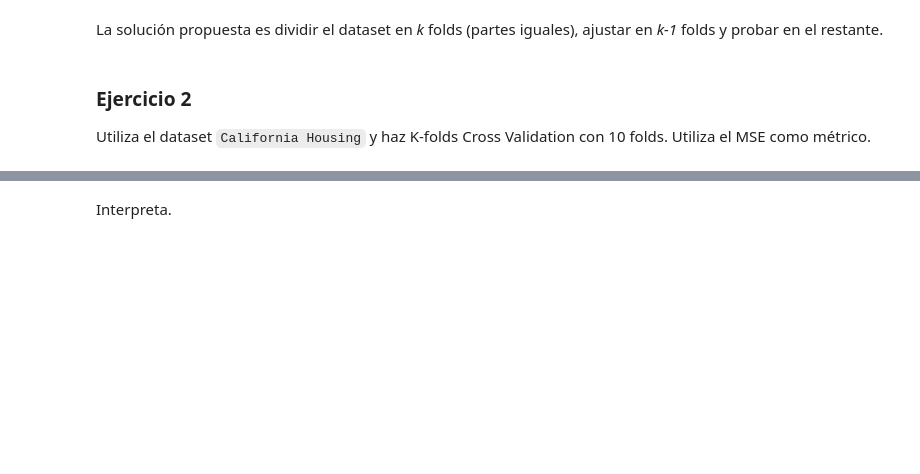
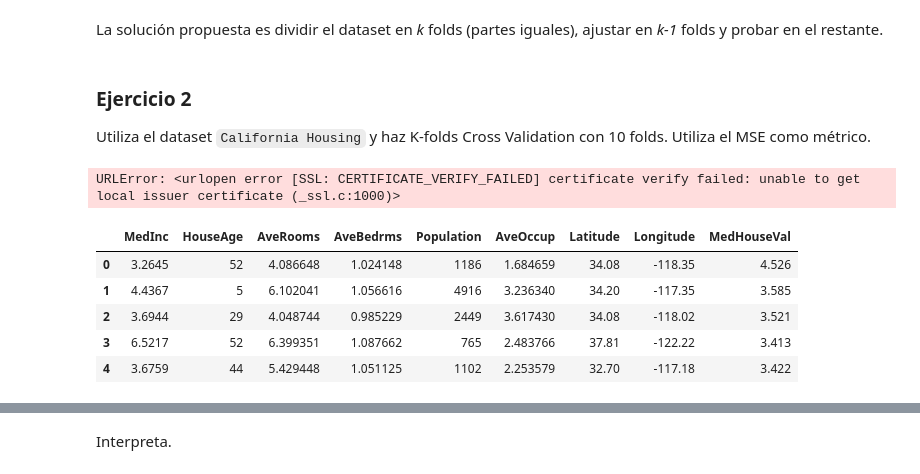
Before and after one commit to paolafigueroa1311-design/laboratorio_aprendizaje_estad-stico, a Jupyter notebook: Lab - R5- Paola Figueroa.ipynb, the cells around one changed output, grey strips where cells are left out. Saved outputs shown, nothing was run; the diff lists cells and outputs as text; code cells hidden in the pictures; blank space fills up the shorter version.

```diff
--- a/Lab - R5- Paola Figueroa.ipynb
+++ b/Lab - R5- Paola Figueroa.ipynb
@@ -134,0 +128,21 @@ y = housing.target
+# %%
+from sklearn.datasets import fetch_california_housing
+
+housing = fetch_california_housing()
+print("Dataset Shape:", housing.data.shape, housing.target.shape)
+print("Dataset Features:", housing.feature_names)
+print("Dataset Target:", housing.target_names)
+X = housing.data
+y = housing.target
+# %% [output]
+URLError: <urlopen error [SSL: CERTIFICATE_VERIFY_FAILED] certificate verify failed: unable to get local issuer certificate (_ssl.c:1000)>
+# %%
+housing= pd.read_excel("housing.xlsx")
+housing.head()
+# %% [output]
+|  | MedInc | HouseAge | AveRooms | AveBedrms | Population | AveOccup | Latitude | Longitude | MedHouseVal |
+| 0 | 3.2645 | 52 | 4.086648 | 1.024148 | 1186 | 1.684659 | 34.08 | -118.35 | 4.526 |
+| 1 | 4.4367 | 5 | 6.102041 | 1.056616 | 4916 | 3.236340 | 34.20 | -117.35 | 3.585 |
+| 2 | 3.6944 | 29 | 4.048744 | 0.985229 | 2449 | 3.617430 | 34.08 | -118.02 | 3.521 |
+| 3 | 6.5217 | 52 | 6.399351 | 1.087662 | 765 | 2.483766 | 37.81 | -122.22 | 3.413 |
+| 4 | 3.6759 | 44 | 5.429448 | 1.051125 | 1102 | 2.253579 | 32.70 | -117.18 | 3.422 |
```
Also changed, not shown: parts of 7 cells of this notebook.
